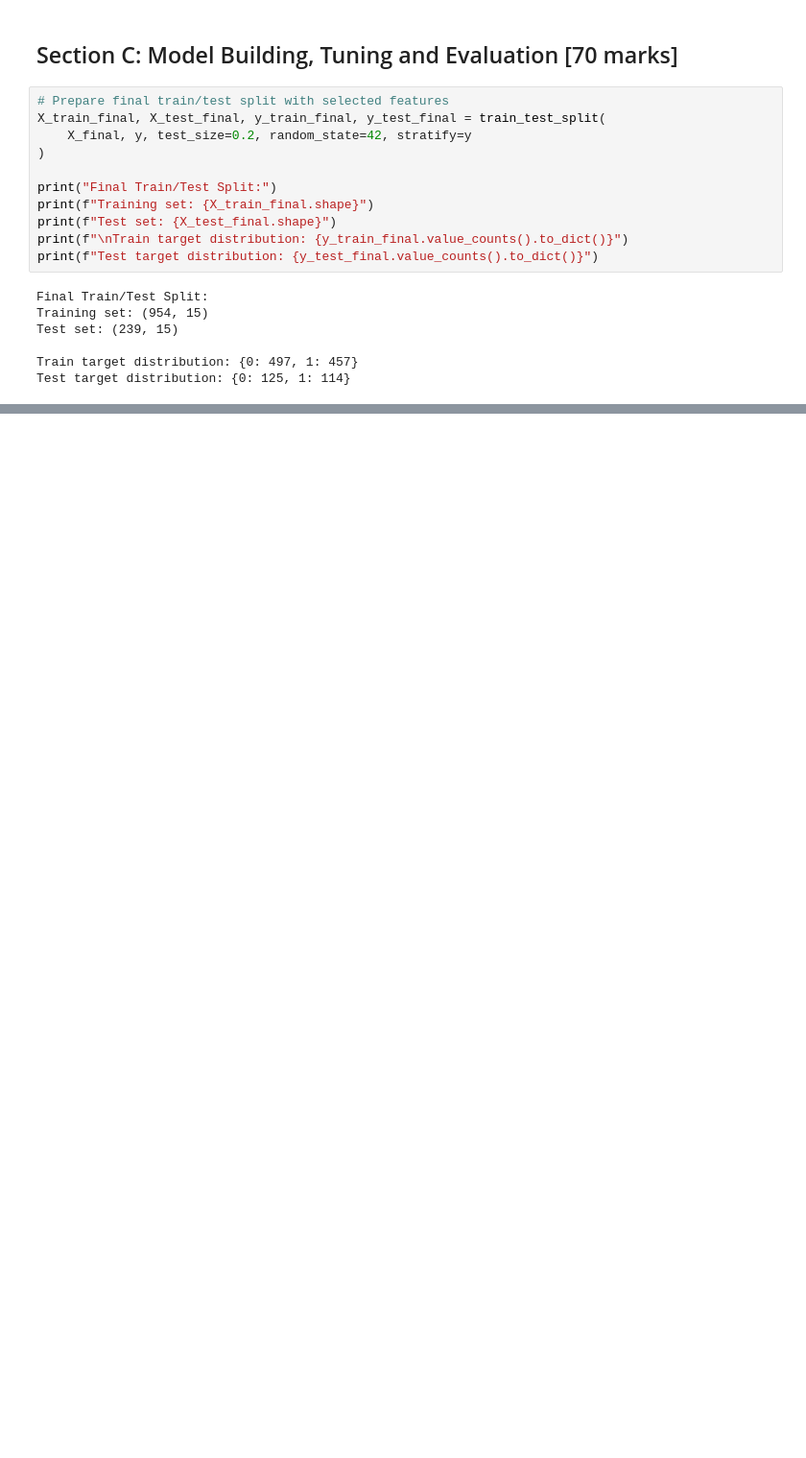
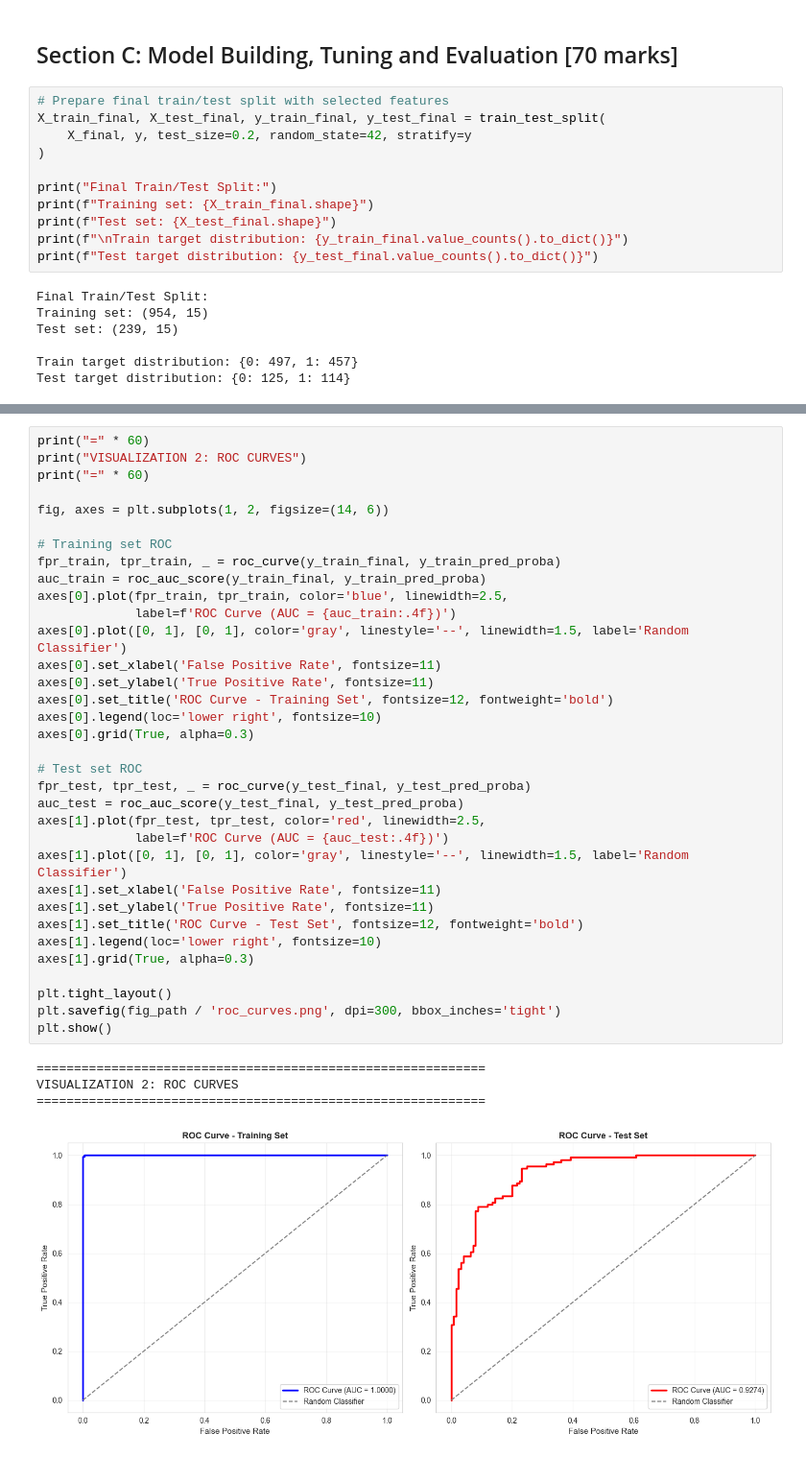
Before and after one commit to Ailurus-Feline/portfolio, a Jupyter notebook: certification-projects/CQF/exam3/report.ipynb, the cells around one changed output, grey strips where cells are left out. Shown at 96% size. Cells and saved outputs as stored; diff of their text form; blank space fills up the shorter version.

```diff
--- a/certification-projects/CQF/exam3/report.ipynb
+++ b/certification-projects/CQF/exam3/report.ipynb
@@ -1125,0 +1105,39 @@ Prediction distribution plot saved to /Users/myk070629/Desktop/Study/Portfolio/p
+# %%
+print("=" * 60)
+print("VISUALIZATION 2: ROC CURVES")
+print("=" * 60)
+
+fig, axes = plt.subplots(1, 2, figsize=(14, 6))
+
+# Training set ROC
+fpr_train, tpr_train, _ = roc_curve(y_train_final, y_train_pred_proba)
+auc_train = roc_auc_score(y_train_final, y_train_pred_proba)
+axes[0].plot(fpr_train, tpr_train, color='blue', linewidth=2.5,
+             label=f'ROC Curve (AUC = {auc_train:.4f})')
+axes[0].plot([0, 1], [0, 1], color='gray', linestyle='--', linewidth=1.5, label='Random Classifier')
+axes[0].set_xlabel('False Positive Rate', fontsize=11)
+axes[0].set_ylabel('True Positive Rate', fontsize=11)
+axes[0].set_title('ROC Curve - Training Set', fontsize=12, fontweight='bold')
+axes[0].legend(loc='lower right', fontsize=10)
+axes[0].grid(True, alpha=0.3)
+
+# Test set ROC
+fpr_test, tpr_test, _ = roc_curve(y_test_final, y_test_pred_proba)
+auc_test = roc_auc_score(y_test_final, y_test_pred_proba)
+axes[1].plot(fpr_test, tpr_test, color='red', linewidth=2.5,
+             label=f'ROC Curve (AUC = {auc_test:.4f})')
+axes[1].plot([0, 1], [0, 1], color='gray', linestyle='--', linewidth=1.5, label='Random Classifier')
+axes[1].set_xlabel('False Positive Rate', fontsize=11)
+axes[1].set_ylabel('True Positive Rate', fontsize=11)
+axes[1].set_title('ROC Curve - Test Set', fontsize=12, fontweight='bold')
+axes[1].legend(loc='lower right', fontsize=10)
+axes[1].grid(True, alpha=0.3)
+
+plt.tight_layout()
+plt.savefig(fig_path / 'roc_curves.png', dpi=300, bbox_inches='tight')
+plt.show()
+# %% [output]
+============================================================
+VISUALIZATION 2: ROC CURVES
+============================================================
+[figure, added]
```
Also changed, not shown: parts of 30 cells of this notebook.
